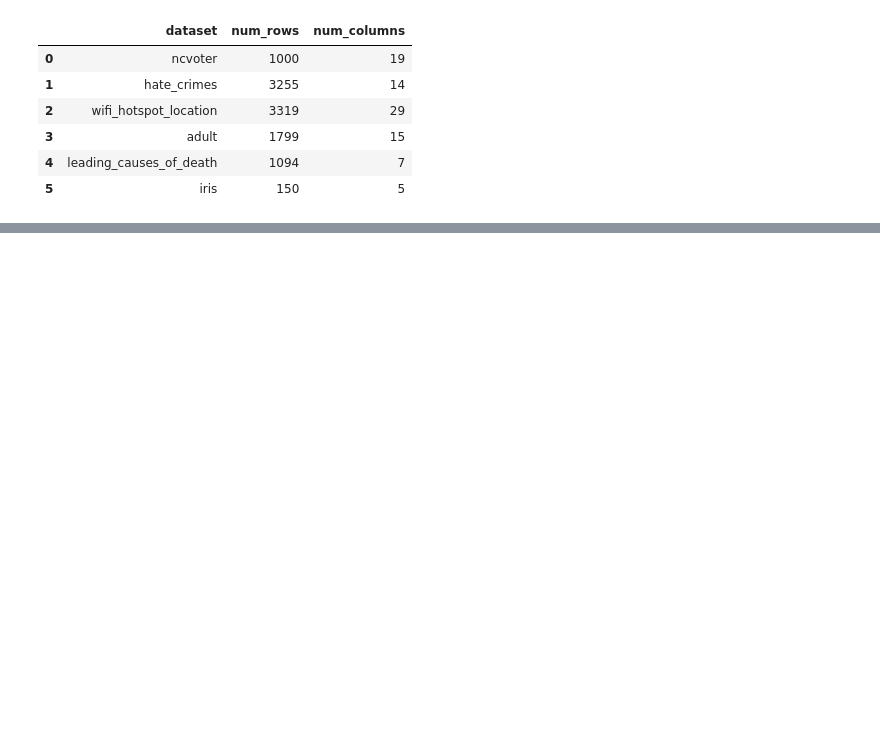
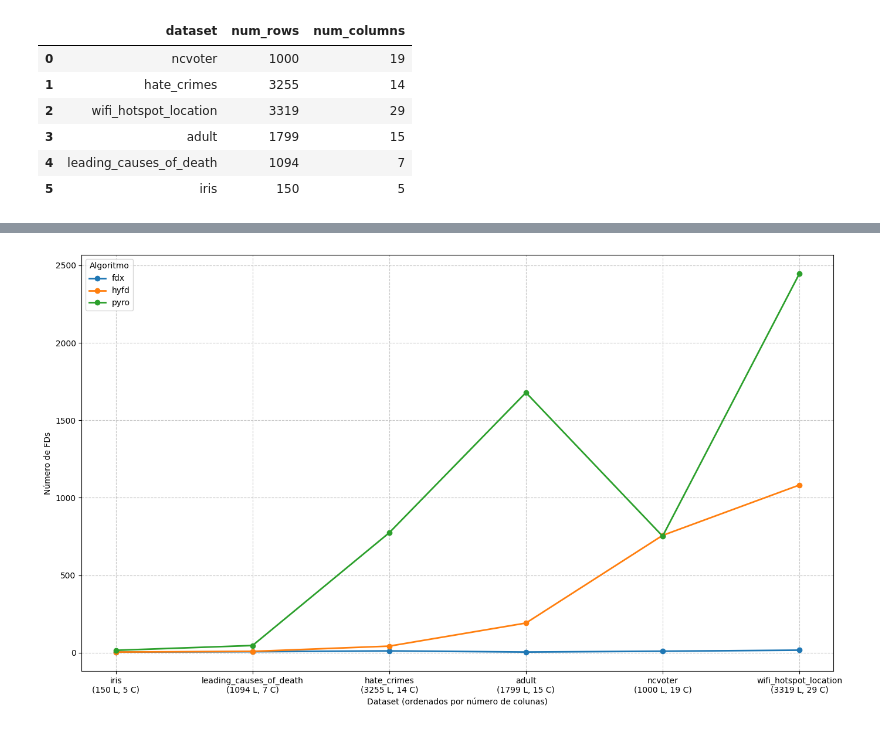
Before and after one commit to AlexF99/tcc, a Jupyter notebook: src/metrics/visualizations/stats.ipynb, the cells around one changed output, grey strips where cells are left out. Saved outputs shown, nothing was run; the diff lists cells and outputs as text; code cells hidden in the pictures; blank space fills up the shorter version.

```diff
--- a/src/metrics/visualizations/stats.ipynb
+++ b/src/metrics/visualizations/stats.ipynb
@@ -66,0 +85,51 @@ datasets_info
+# %%
+# Sort datasets by number of columns
+datasets_sorted_by_columns = datasets_info.sort_values('num_columns')['dataset'].tolist()
+
+# Create a new DataFrame for plotting where datasets are in order of number of columns
+plot_df = pd.DataFrame()
+for algorithm in fd_count_matrix.index:
+    for dataset in datasets_sorted_by_columns:
+        if dataset in fd_count_matrix.columns:
+            new_row = pd.DataFrame({
+                'algorithm': [algorithm],
+                'dataset': [dataset],
+                'fd_count': [fd_count_matrix.loc[algorithm, dataset]],
+                'num_columns': [datasets_info[datasets_info['dataset'] == dataset]['num_columns'].values[0]]
+            })
+            plot_df = pd.concat([plot_df, new_row], ignore_index=True)
+
+# Create line plot
+plt.figure(figsize=(14, 8))
+
+# Create custom x-tick labels with dataset info
+custom_labels = []
+for dataset in datasets_sorted_by_columns:
+    # Find the dataset info
+    dataset_info = datasets_info[datasets_info['dataset'] == dataset]
+    if not dataset_info.empty:
+        rows = dataset_info['num_rows'].values[0]
+        cols = dataset_info['num_columns'].values[0]
+        custom_labels.append(f"{dataset}\n({rows} L, {cols} C)")
+    else:
+        custom_labels.append(dataset)
+
+# Get unique algorithms for the legend
+algorithms = plot_df['algorithm'].unique()
+
+# Plot each algorithm as a separate line
+for algorithm in algorithms:
+    algo_data = plot_df[plot_df['algorithm'] == algorithm]
+    # Sort by number of columns to ensure correct order
+    algo_data = algo_data.sort_values('num_columns')
+    plt.plot(algo_data['dataset'], algo_data['fd_count'], marker='o', linewidth=2, label=algorithm)
+
+plt.xlabel('Dataset (ordenados por número de colunas)')
+plt.ylabel('Número de FDs')
+plt.legend(title='Algoritmo')
+plt.grid(True, linestyle='--', alpha=0.7)
+plt.xticks(datasets_sorted_by_columns, custom_labels, rotation=0)
+plt.tight_layout()
+plt.show()
+# %% [output]
+[figure, added]
```
Also changed, not shown: parts of 4 cells of this notebook.
